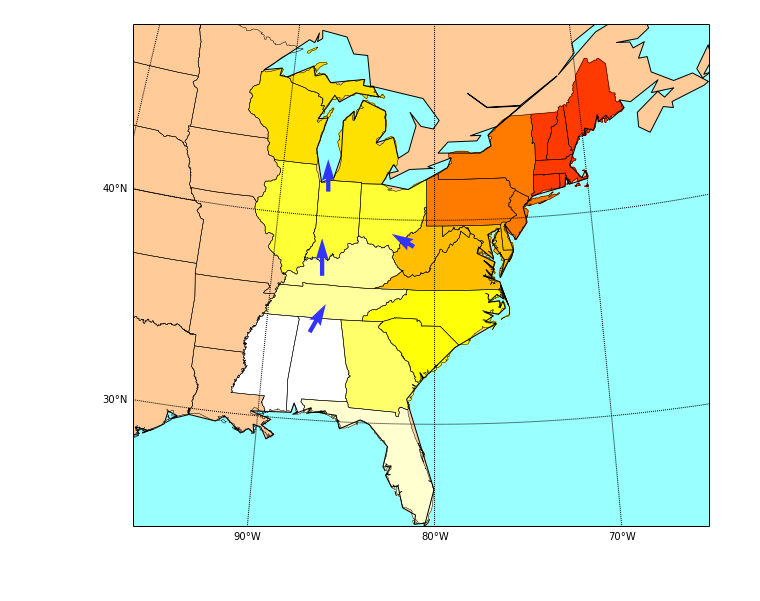
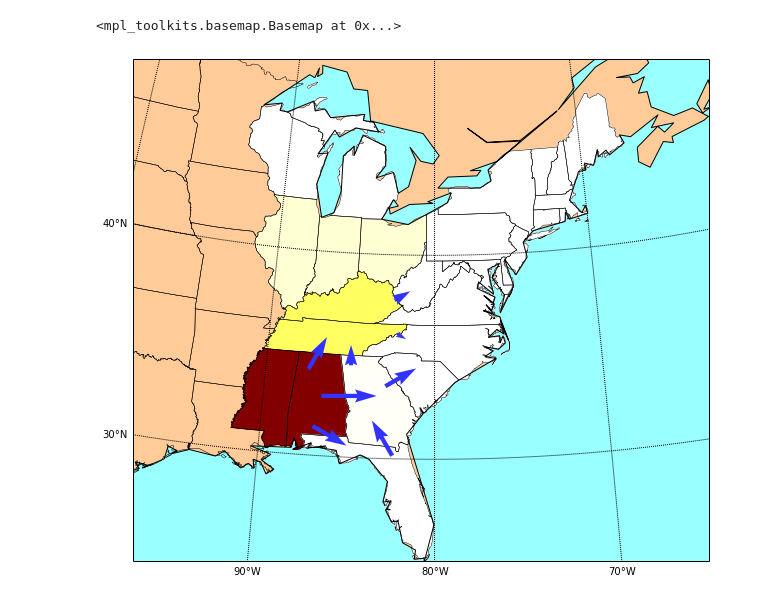
Before and after one commit to luac/birds, a Jupyter notebook: viz.ipynb, the cells around one changed output. Cells and saved outputs as stored; diff of their text form; code cells hidden in the pictures.

Commit message:
Visualize ground truth data

```diff
--- a/viz.ipynb
+++ b/viz.ipynb
@@ -19,4 +6,7 @@ flows = [
-# %%
-plot_map(obs, omin, omax, flows)
-# %% [output]
-[figure, removed]
+# %%
+data = get_data()
+# %%
+plot_map(*data(1, 2))
+# %% [output]
+<mpl_toolkits.basemap.Basemap at 0x...>
+[figure, added]
```
Also changed, not shown: parts of 3 cells of this notebook, 2 other files.
